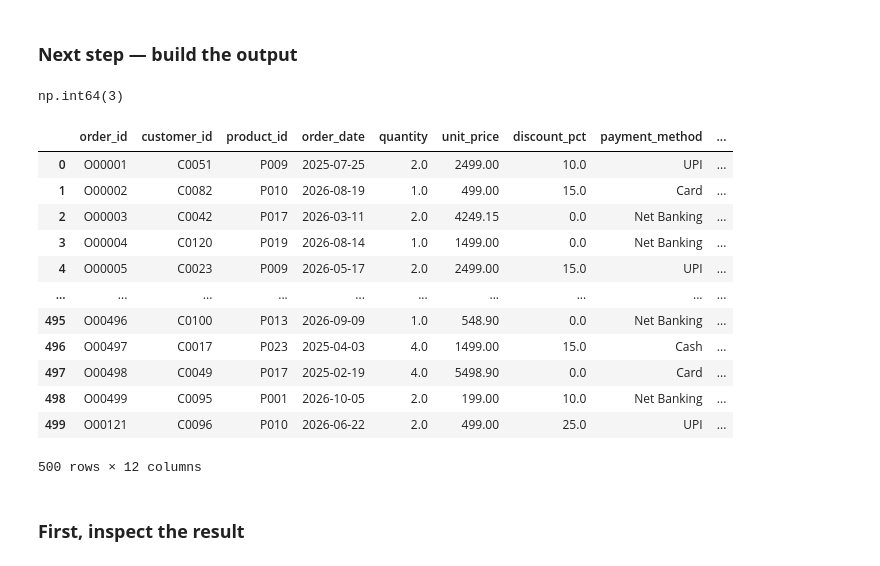
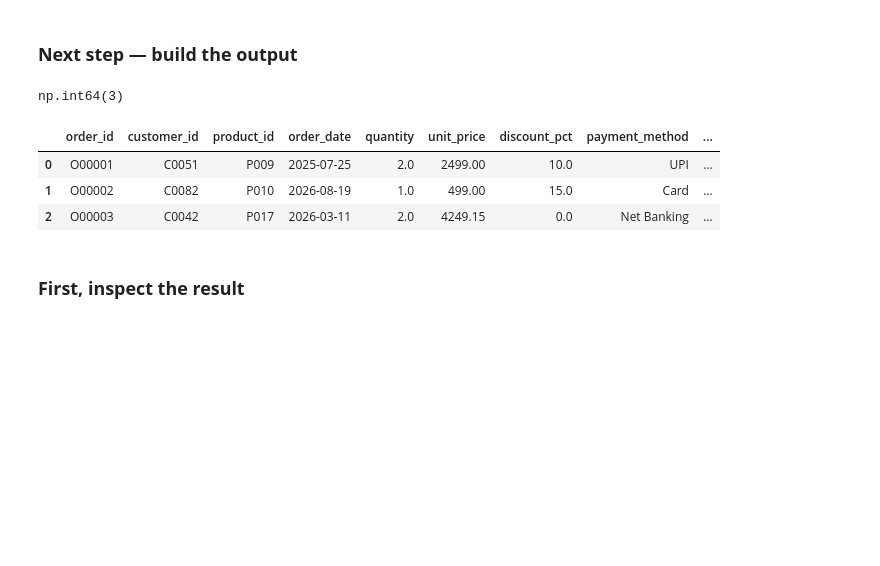
Before and after one commit to mohammadhamid8554-lgtm/data-science-from-scratch, a Jupyter notebook: phase_1.2_pandas/data_transformation.ipynb, the cells around one changed output. Drawn from its saved outputs; the diff is of its cells as text; code cells hidden in the pictures; blank space fills up the shorter version.

```diff
--- a/phase_1.2_pandas/data_transformation.ipynb
+++ b/phase_1.2_pandas/data_transformation.ipynb
@@ -951,26 +953,17 @@ large = df_transformed["quantity"] >= 5
 # %%
 df_transformed["Order_Size"] = np.select(
     [small, medium, large],
     ["Small", "Medium", "Large"],
     default= None
 )
 display(df_transformed["Order_Size"].isnull().sum())
-display(df_transformed)
+display(df_transformed.head(3))
 # %% [output]
 np.int64(3)
 |  | order_id | customer_id | product_id | order_date | quantity | unit_price | discount_pct | payment_method | ... |
 | 0 | O00001 | C0051 | P009 | 2025-07-25 | 2.0 | 2499.00 | 10.0 | UPI | ... |
 | 1 | O00002 | C0082 | P010 | 2026-08-19 | 1.0 | 499.00 | 15.0 | Card | ... |
 | 2 | O00003 | C0042 | P017 | 2026-03-11 | 2.0 | 4249.15 | 0.0 | Net Banking | ... |
-| 3 | O00004 | C0120 | P019 | 2026-08-14 | 1.0 | 1499.00 | 0.0 | Net Banking | ... |
-| 4 | O00005 | C0023 | P009 | 2026-05-17 | 2.0 | 2499.00 | 15.0 | UPI | ... |
-| ... | ... | ... | ... | ... | ... | ... | ... | ... | ... |
-| 495 | O00496 | C0100 | P013 | 2026-09-09 | 1.0 | 548.90 | 0.0 | Net Banking | ... |
-| 496 | O00497 | C0017 | P023 | 2025-04-03 | 4.0 | 1499.00 | 15.0 | Cash | ... |
-| 497 | O00498 | C0049 | P017 | 2025-02-19 | 4.0 | 5498.90 | 0.0 | Card | ... |
-| 498 | O00499 | C0095 | P001 | 2026-10-05 | 2.0 | 199.00 | 10.0 | Net Banking | ... |
-| 499 | O00121 | C0096 | P010 | 2026-06-22 | 2.0 | 499.00 | 25.0 | UPI | ... |
-500 rows × 12 columns
 # %% [markdown]
 ### **First, inspect the result**
 # %%
```
Also changed, not shown: parts of 27 cells of this notebook.
